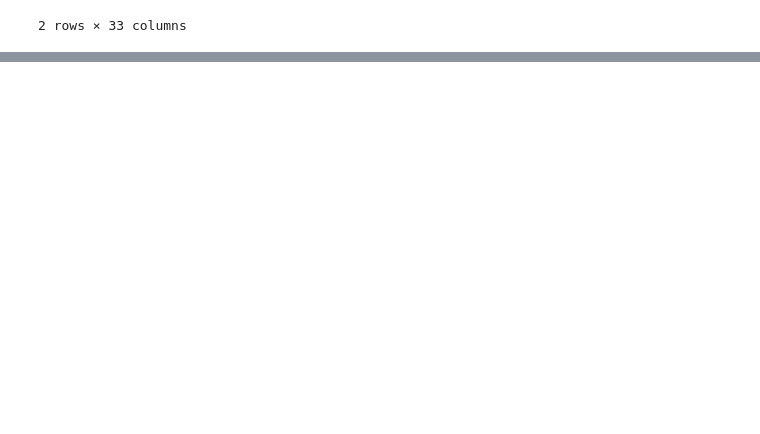
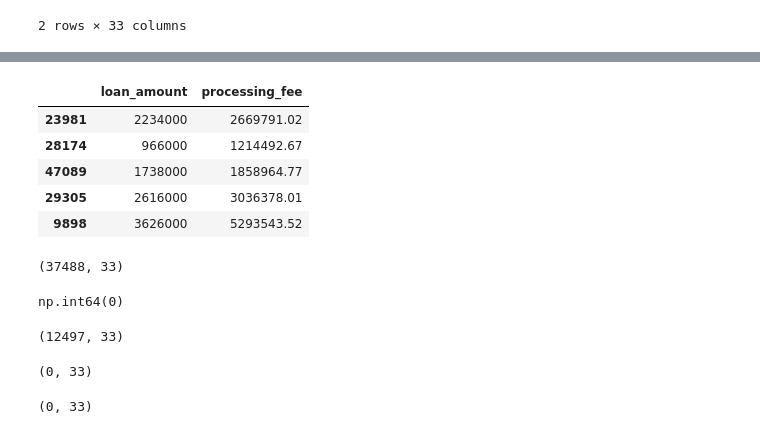
Before and after one commit to Abi27052000/Credit-Risk-Modelling, a Jupyter notebook: Credit_risk.ipynb, the cells around one changed output, grey strips where cells are left out. Cells and saved outputs as stored; diff of their text form; code cells hidden in the pictures; blank space fills up the shorter version.

Commit message:
Add data cleaning

```diff
--- a/Credit_risk.ipynb
+++ b/Credit_risk.ipynb
@@ -105,0 +247,36 @@ df_train.head(2)
+# %%
+df_train[(df_train.processing_fee/df_train.loan_amount)>0.03][["loan_amount","processing_fee"]]
+# %% [output]
+|  | loan_amount | processing_fee |
+| 23981 | 2234000 | 2669791.02 |
+| 28174 | 966000 | 1214492.67 |
+| 47089 | 1738000 | 1858964.77 |
+| 29305 | 2616000 | 3036378.01 |
+| 9898 | 3626000 | 5293543.52 |
+# %%
+df_train_1 = df_train[df_train.processing_fee/df_train.loan_amount<0.03].copy()
+df_train_1.shape
+# %% [output]
+(37488, 33)
+# %%
+df_test.residence_type.isna().sum()
+# %% [output]
+np.int64(0)
+# %%
+# Apply same step on test set
+df_test = df_test[df_test.processing_fee/df_test.loan_amount<0.03].copy()
+df_test.shape
+# %% [output]
+(12497, 33)
+# %%
+# Use other business rules for data validation
+# Rule 1: GST should not be more than 20%
+
+df_train_1[(df_train_1.gst/df_train_1.loan_amount)>0.2].shape
+# %% [output]
+(0, 33)
+# %%
+# Rule 2: Net disbursement should not be higher than loan_amount
+df_train_1[df_train_1.net_disbursement>df_train_1.loan_amount].shape
+# %% [output]
+(0, 33)
```
Also changed, not shown: parts of 23 cells of this notebook.
